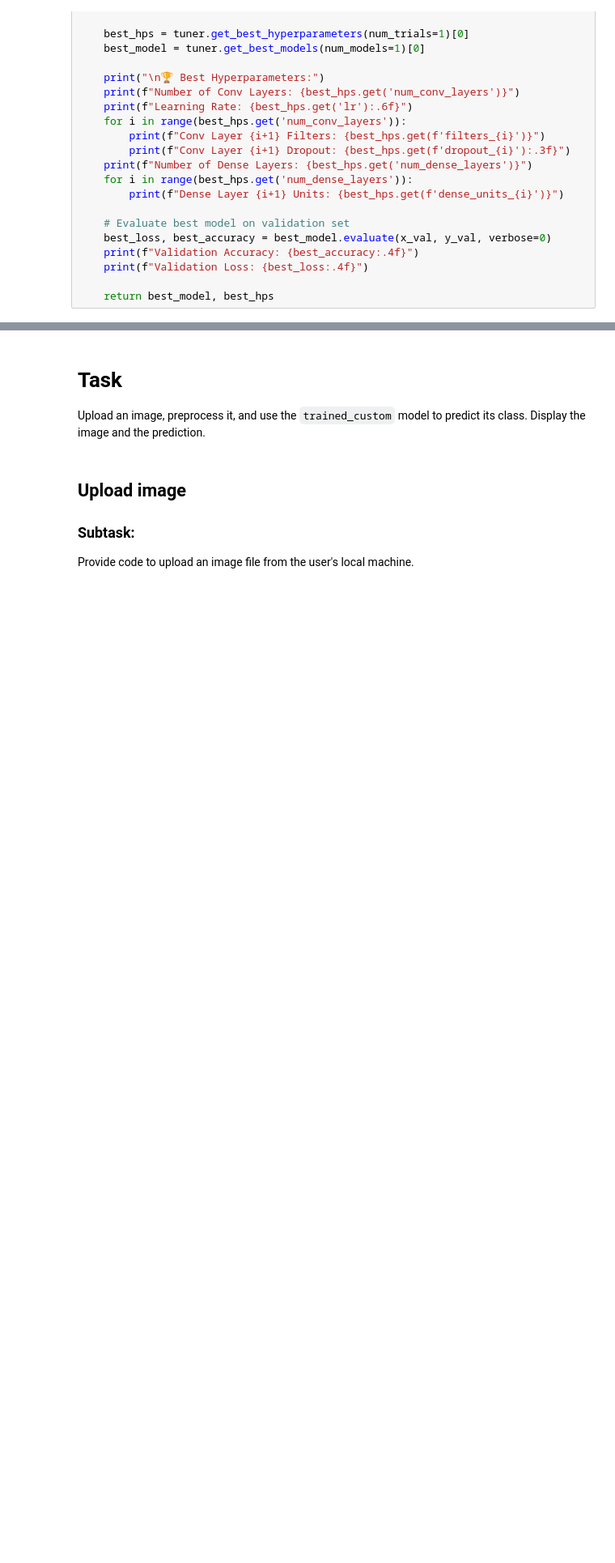
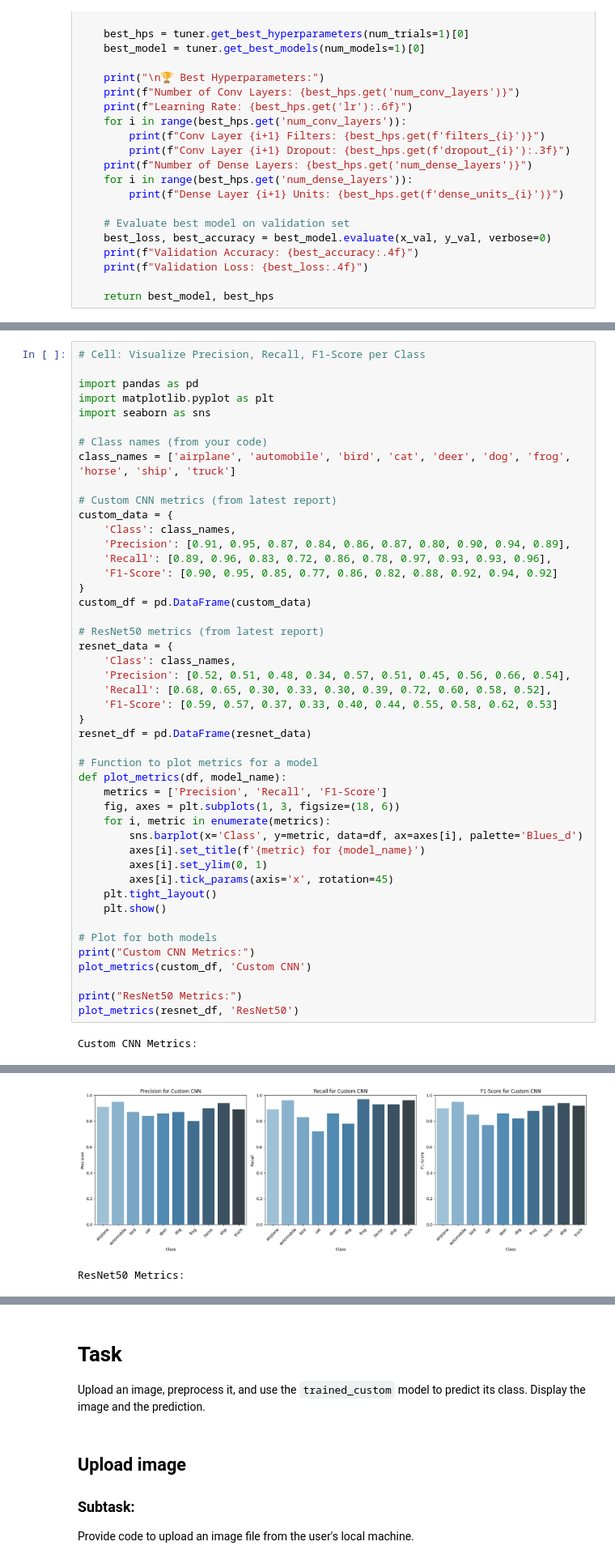
Before and after one commit to AliveBotswana/alivebotswana-eportfolio-msc-ai, a Jupyter notebook: DeepLearning.ipynb, the cells around one changed output, grey strips where cells are left out. Shown at 81% size. Drawn from its saved outputs; the diff is of its cells as text; blank space fills up the shorter version.

```diff
--- a/DeepLearning.ipynb
+++ b/DeepLearning.ipynb
@@ -540,0 +551,48 @@ Validation Loss: 0.8188
+# %%
+# Cell: Visualize Precision, Recall, F1-Score per Class
+
+import pandas as pd
+import matplotlib.pyplot as plt
+import seaborn as sns
+
+# Class names (from your code)
+class_names = ['airplane', 'automobile', 'bird', 'cat', 'deer', 'dog', 'frog', 'horse', 'ship', 'truck']
+
+# Custom CNN metrics (from latest report)
+custom_data = {
+    'Class': class_names,
+    'Precision': [0.91, 0.95, 0.87, 0.84, 0.86, 0.87, 0.80, 0.90, 0.94, 0.89],
+    'Recall': [0.89, 0.96, 0.83, 0.72, 0.86, 0.78, 0.97, 0.93, 0.93, 0.96],
+    'F1-Score': [0.90, 0.95, 0.85, 0.77, 0.86, 0.82, 0.88, 0.92, 0.94, 0.92]
+}
+custom_df = pd.DataFrame(custom_data)
+
+# ResNet50 metrics (from latest report)
+resnet_data = {
+    'Class': class_names,
+    'Precision': [0.52, 0.51, 0.48, 0.34, 0.57, 0.51, 0.45, 0.56, 0.66, 0.54],
+    'Recall': [0.68, 0.65, 0.30, 0.33, 0.30, 0.39, 0.72, 0.60, 0.58, 0.52],
+    'F1-Score': [0.59, 0.57, 0.37, 0.33, 0.40, 0.44, 0.55, 0.58, 0.62, 0.53]
+}
+resnet_df = pd.DataFrame(resnet_data)
+
+# Function to plot metrics for a model
+def plot_metrics(df, model_name):
+    metrics = ['Precision', 'Recall', 'F1-Score']
+    fig, axes = plt.subplots(1, 3, figsize=(18, 6))
+    for i, metric in enumerate(metrics):
+        sns.barplot(x='Class', y=metric, data=df, ax=axes[i], palette='Blues_d')
+        axes[i].set_title(f'{metric} for {model_name}')
+        axes[i].set_ylim(0, 1)
+        axes[i].tick_params(axis='x', rotation=45)
+    plt.tight_layout()
+    plt.show()
+
+# Plot for both models
+print("Custom CNN Metrics:")
+plot_metrics(custom_df, 'Custom CNN')
+
+print("ResNet50 Metrics:")
+plot_metrics(resnet_df, 'ResNet50')
+# %% [output]
+Custom CNN Metrics:
@@ -540,0 +610,2 @@ Validation Loss: 0.8188
+[figure, added]
+ResNet50 Metrics:
```
Also changed, not shown: parts of 20 cells of this notebook.
